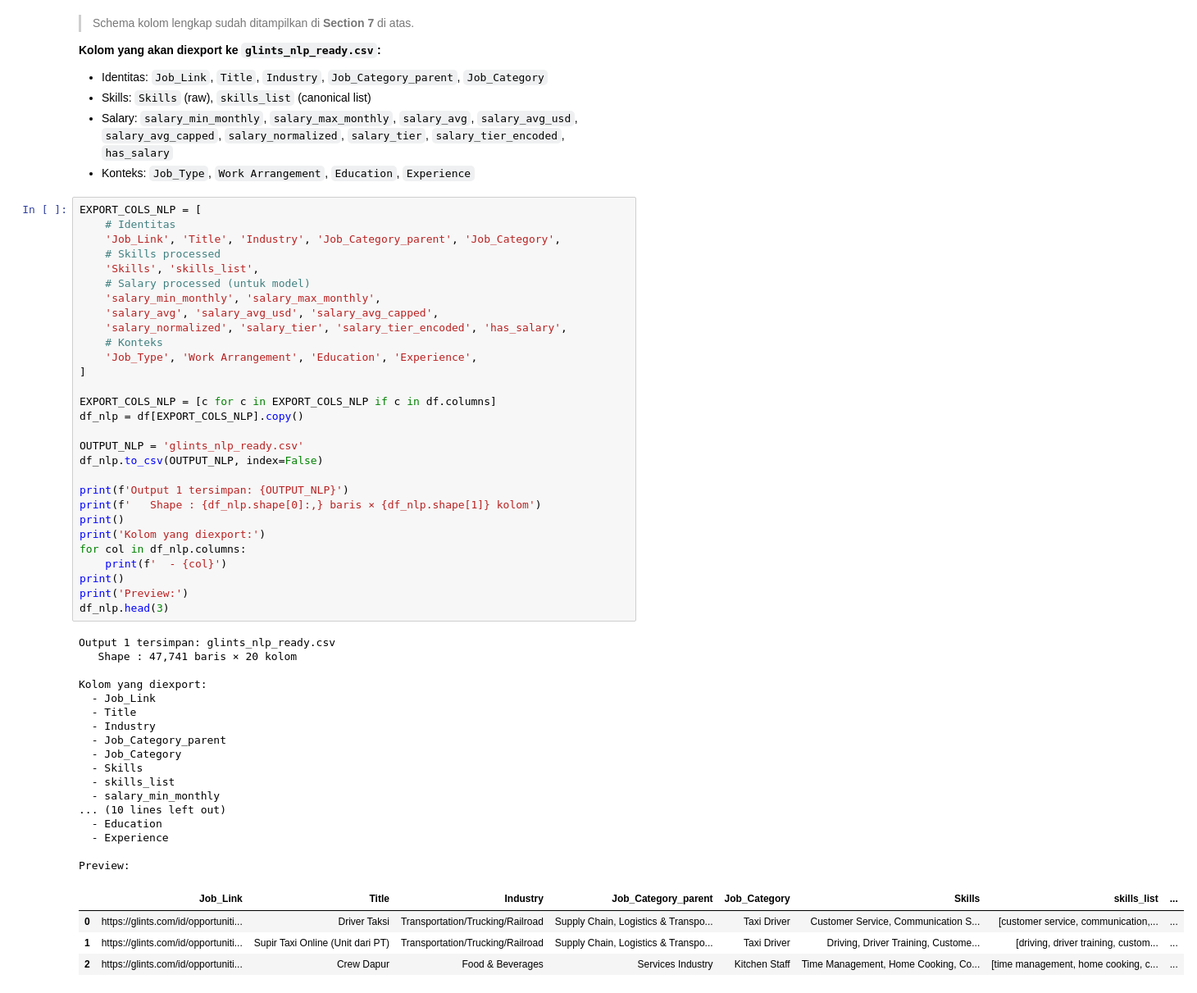
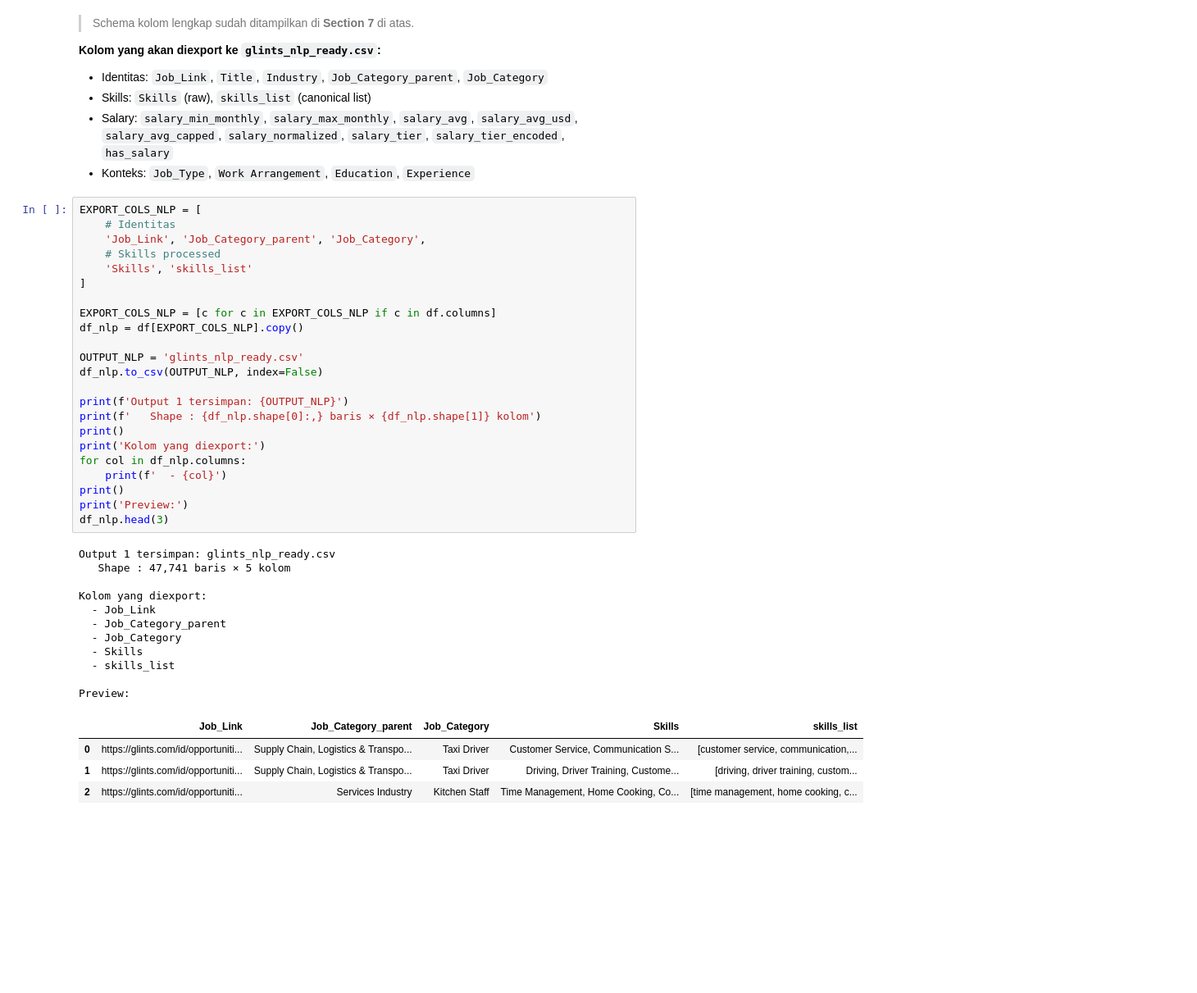
Before and after one commit to KielSitum/karisma-ai, a Jupyter notebook: DATA_SCIENCE/analysis_data/glints_analysis_final.ipynb, the cells around one changed output. Shown at 82% size. Cells and saved outputs as stored; diff of their text form; blank space fills up the shorter version.

```diff
--- a/DATA_SCIENCE/analysis_data/glints_analysis_final.ipynb
+++ b/DATA_SCIENCE/analysis_data/glints_analysis_final.ipynb
@@ -2358,54 +2344,42 @@ print("""
 # %%
 EXPORT_COLS_NLP = [
     # Identitas
-    'Job_Link', 'Title', 'Industry', 'Job_Category_parent', 'Job_Category',
+    'Job_Link', 'Job_Category_parent', 'Job_Category',
     # Skills processed
-    'Skills', 'skills_list',
-    # Salary processed (untuk model)
-    'salary_min_monthly', 'salary_max_monthly',
-    'salary_avg', 'salary_avg_usd', 'salary_avg_capped',
-    'salary_normalized', 'salary_tier', 'salary_tier_encoded', 'has_salary',
-    # Konteks
-    'Job_Type', 'Work Arrangement', 'Education', 'Experience',
+    'Skills', 'skills_list'
 ]
 
 EXPORT_COLS_NLP = [c for c in EXPORT_COLS_NLP if c in df.columns]
 df_nlp = df[EXPORT_COLS_NLP].copy()
 
 OUTPUT_NLP = 'glints_nlp_ready.csv'
 df_nlp.to_csv(OUTPUT_NLP, index=False)
 
 print(f'Output 1 tersimpan: {OUTPUT_NLP}')
 print(f'   Shape : {df_nlp.shape[0]:,} baris × {df_nlp.shape[1]} kolom')
 print()
 print('Kolom yang diexport:')
 for col in df_nlp.columns:
     print(f'  - {col}')
 print()
 print('Preview:')
 df_nlp.head(3)
 # %% [output]
 Output 1 tersimpan: glints_nlp_ready.csv
-   Shape : 47,741 baris × 20 kolom
+   Shape : 47,741 baris × 5 kolom
 
 Kolom yang diexport:
   - Job_Link
-  - Title
-  - Industry
   - Job_Category_parent
   - Job_Category
   - Skills
   - skills_list
-  - salary_min_monthly
-... (10 lines left out)
-  - Education
-  - Experience
 
 Preview:
-|  | Job_Link | Title | Industry | Job_Category_parent | Job_Category | Skills | skills_list | ... |
-| 0 | https://glints.com/id/opportuniti... | Driver Taksi | Transportation/Trucking/Railroad | Supply Chain, Logistics & Transpo... | Taxi Driver | Customer Service, Communication S... | [customer service, communication,... | ... |
-| 1 | https://glints.com/id/opportuniti... | Supir Taxi Online (Unit dari PT) | Transportation/Trucking/Railroad | Supply Chain, Logistics & Transpo... | Taxi Driver | Driving, Driver Training, Custome... | [driving, driver training, custom... | ... |
-| 2 | https://glints.com/id/opportuniti... | Crew Dapur | Food & Beverages | Services Industry | Kitchen Staff | Time Management, Home Cooking, Co... | [time management, home cooking, c... | ... |
+|  | Job_Link | Job_Category_parent | Job_Category | Skills | skills_list |
+| 0 | https://glints.com/id/opportuniti... | Supply Chain, Logistics & Transpo... | Taxi Driver | Customer Service, Communication S... | [customer service, communication,... |
+| 1 | https://glints.com/id/opportuniti... | Supply Chain, Logistics & Transpo... | Taxi Driver | Driving, Driver Training, Custome... | [driving, driver training, custom... |
+| 2 | https://glints.com/id/opportuniti... | Services Industry | Kitchen Staff | Time Management, Home Cooking, Co... | [time management, home cooking, c... |
 # %% [markdown]
 ---
 ## 12. Export Output 2 — `glints_v2_cleaned.csv`
```
Also changed, not shown: parts of 4 cells of this notebook, 3 other files.
